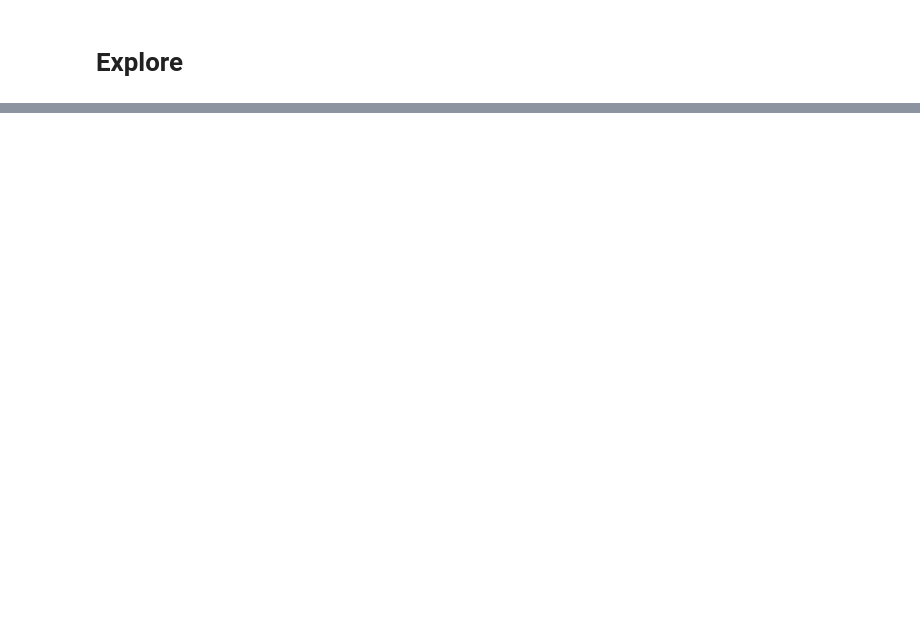
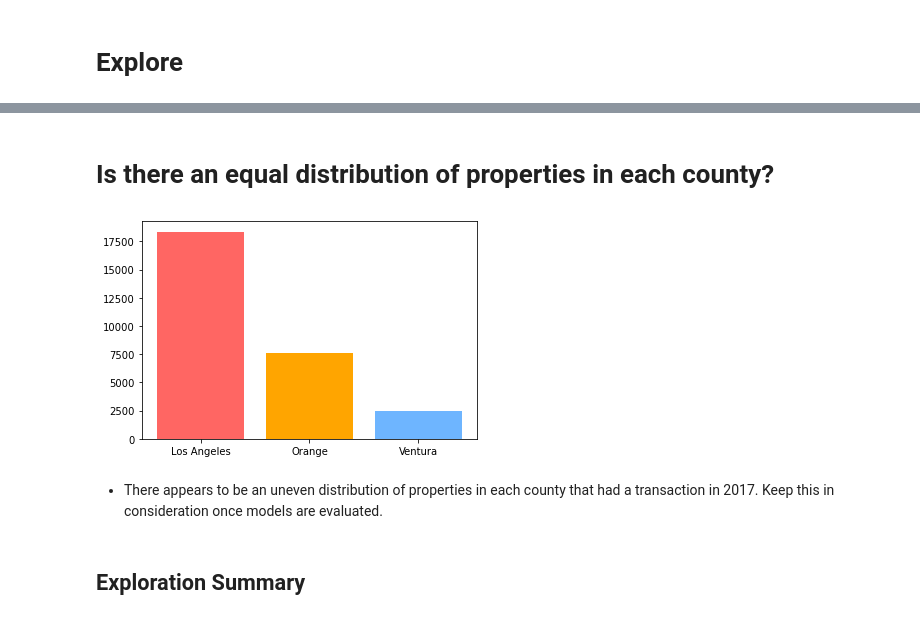
Before and after one commit to Michael-Austin-Mesa/regression-project, a Jupyter notebook: Final_Report.ipynb, the cells around one changed output, grey strips where cells are left out. Saved outputs shown, nothing was run; the diff lists cells and outputs as text; code cells hidden in the pictures; blank space fills up the shorter version.

```diff
--- a/Final_Report.ipynb
+++ b/Final_Report.ipynb
@@ -79,0 +184,11 @@ train, validate, test = w.split_data(df)
+# %% [markdown]
+# Is there an equal distribution of properties in each county?
+# %%
+# get visualization of property count per county
+v.get_fips()
+# %% [output]
+[figure, added]
+# %% [markdown]
+- There appears to be an uneven distribution of properties in each county that had a transaction in 2017. Keep this in consideration once models are evaluated.
+# %% [markdown]
+## Exploration Summary
```
Also changed, not shown: parts of 64 cells of this notebook.
